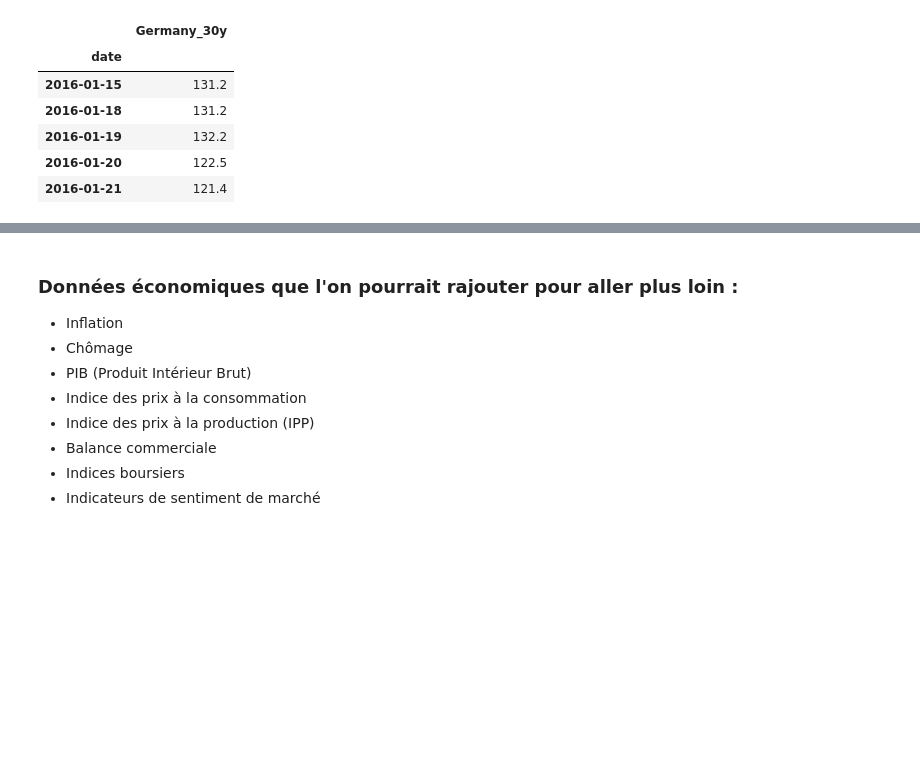
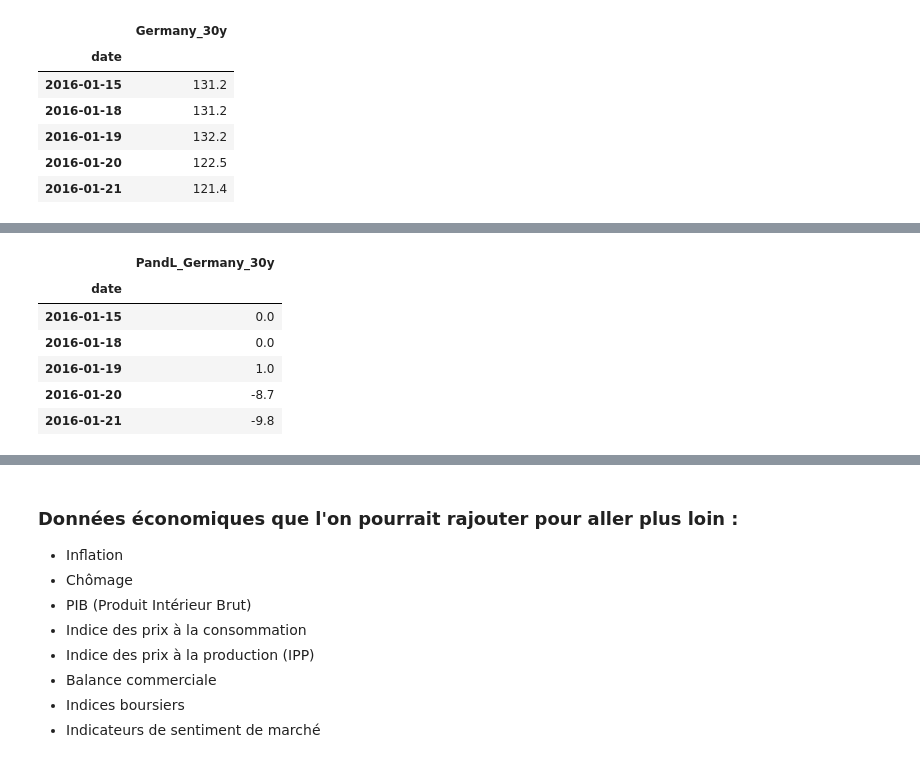
Before and after one commit to MartialLig/Govies_Quant_Trading, a Jupyter notebook: Project/playground.ipynb, the cells around one changed output, grey strips where cells are left out. Drawn from its saved outputs; the diff is of its cells as text; code cells hidden in the pictures; blank space fills up the shorter version.

```diff
--- a/Project/playground.ipynb
+++ b/Project/playground.ipynb
@@ -263,0 +320,10 @@ ValueError: Cannot set a DataFrame with multiple columns to the single column Pa
+# %%
+trade.p_and_l_data
+# %% [output]
+|  | PandL_Germany_30y |
+| date |  |
+| 2016-01-15 | 0.0 |
+| 2016-01-18 | 0.0 |
+| 2016-01-19 | 1.0 |
+| 2016-01-20 | -8.7 |
+| 2016-01-21 | -9.8 |
```
Also changed, not shown: parts of 9 cells of this notebook, 5 other files.
